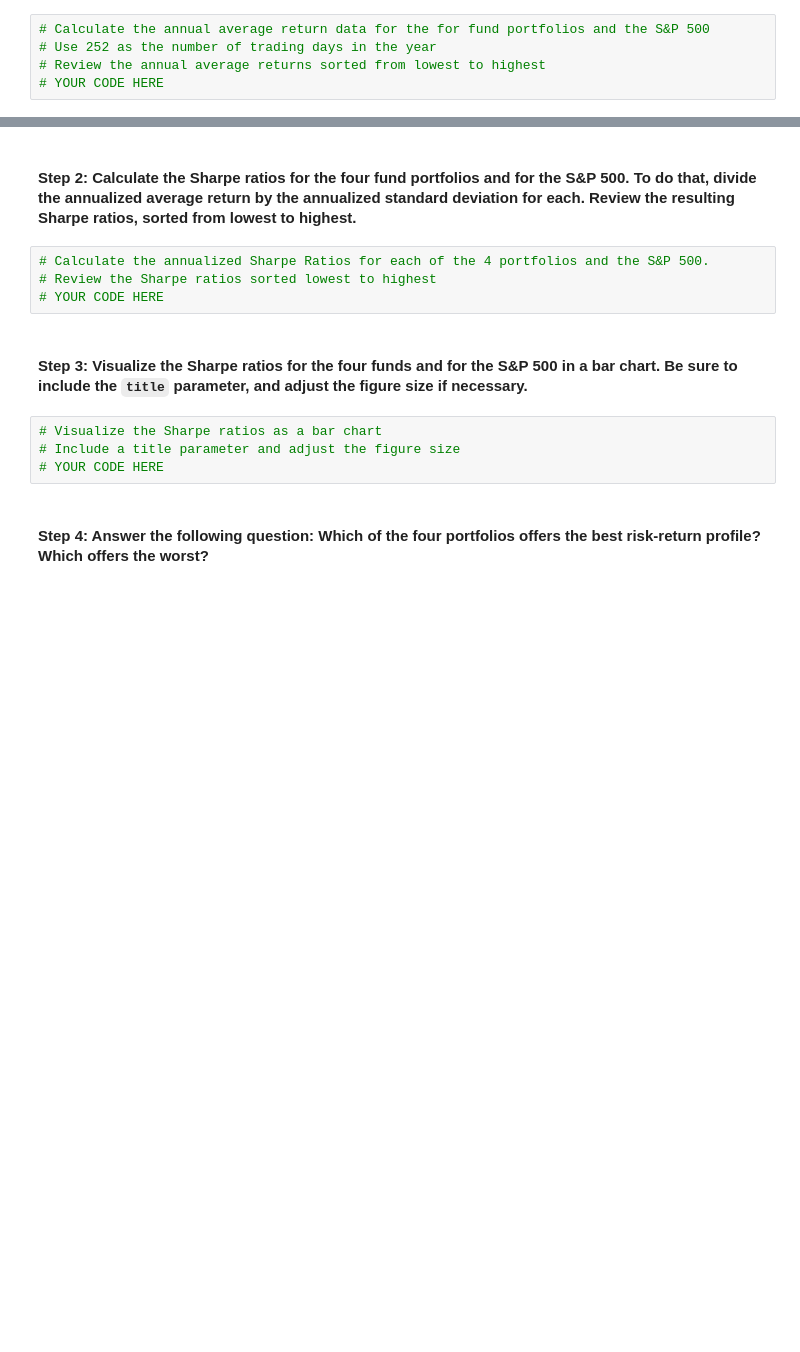
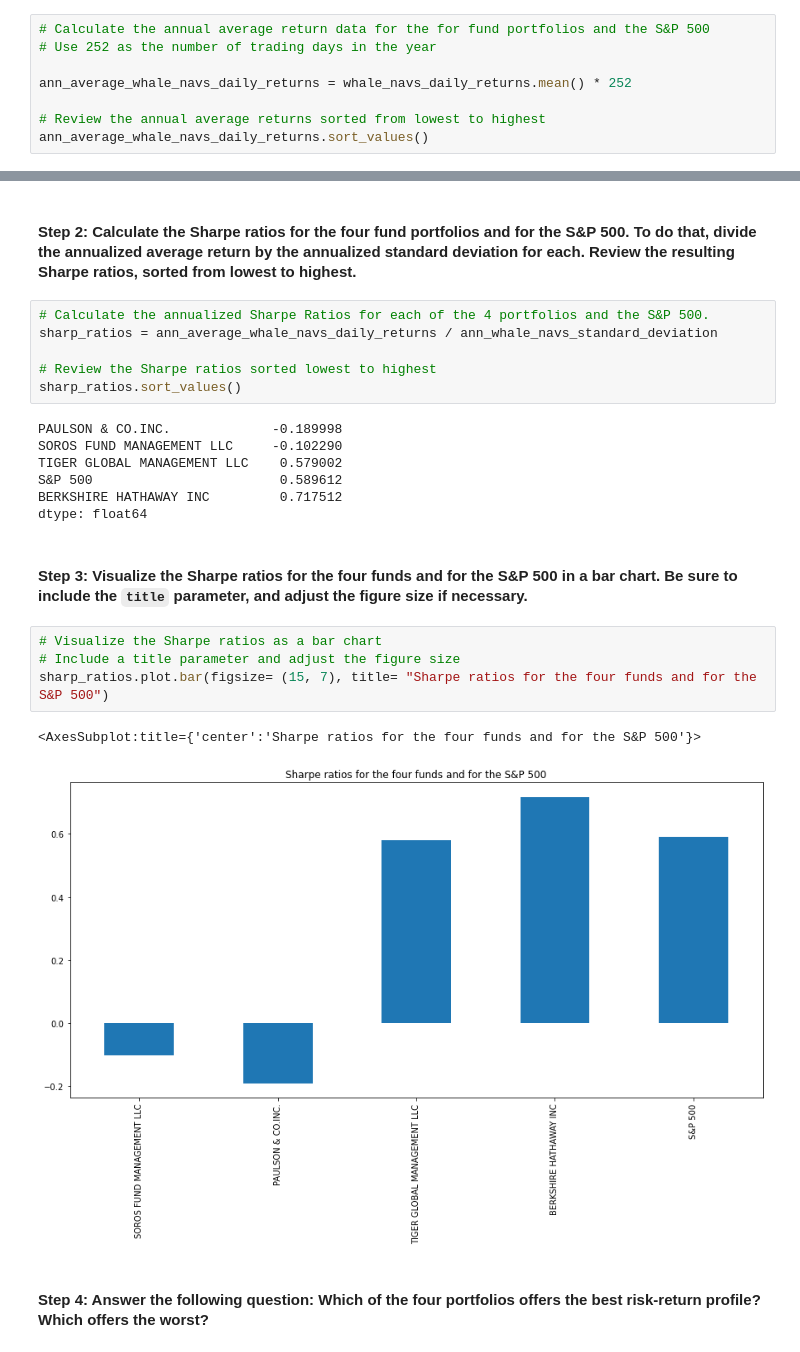
Before and after one commit to gitgenesis/Mod4_Challenge, a Jupyter notebook: risk_return_analysis.ipynb, the cells around one changed output, grey strips where cells are left out. Saved outputs shown, nothing was run; the diff lists cells and outputs as text; blank space fills up the shorter version.

```diff
--- a/risk_return_analysis.ipynb
+++ b/risk_return_analysis.ipynb
@@ -348,5 +354,8 @@ To determine the overall risk of an asset or portfolio, quantitative analysts an
 # %%
 # Calculate the annual average return data for the for fund portfolios and the S&P 500
 # Use 252 as the number of trading days in the year
+
+ann_average_whale_navs_daily_returns = whale_navs_daily_returns.mean() * 252
+
 # Review the annual average returns sorted from lowest to highest
-# YOUR CODE HERE
+ann_average_whale_navs_daily_returns.sort_values()
@@ -354,13 +370,25 @@ To determine the overall risk of an asset or portfolio, quantitative analysts an
 #### Step 2: Calculate the Sharpe ratios for the four fund portfolios and for the S&P 500. To do that, divide the annualized average return by the annualized standard deviation for each. Review the resulting Sharpe ratios, sorted from lowest to highest.
 # %%
 # Calculate the annualized Sharpe Ratios for each of the 4 portfolios and the S&P 500.
+sharp_ratios = ann_average_whale_navs_daily_returns / ann_whale_navs_standard_deviation
+
 # Review the Sharpe ratios sorted lowest to highest
-# YOUR CODE HERE
+sharp_ratios.sort_values()
+# %% [output]
+PAULSON & CO.INC.             -0.189998
+SOROS FUND MANAGEMENT LLC     -0.102290
+TIGER GLOBAL MANAGEMENT LLC    0.579002
+S&P 500                        0.589612
+BERKSHIRE HATHAWAY INC         0.717512
+dtype: float64
 # %% [markdown]
 #### Step 3: Visualize the Sharpe ratios for the four funds and for the S&P 500 in a bar chart. Be sure to include the `title` parameter, and adjust the figure size if necessary.
 # %%
 # Visualize the Sharpe ratios as a bar chart
 # Include a title parameter and adjust the figure size
-# YOUR CODE HERE
+sharp_ratios.plot.bar(figsize= (15, 7), title= "Sharpe ratios for the four funds and for the S&P 500")
+# %% [output]
+<AxesSubplot:title={'center':'Sharpe ratios for the four funds and for the S&P 500'}>
+[figure, added]
 # %% [markdown]
 #### Step 4: Answer the following question: Which of the four portfolios offers the best risk-return profile? Which offers the worst?
```
Also changed, not shown: parts of 21 cells of this notebook.
